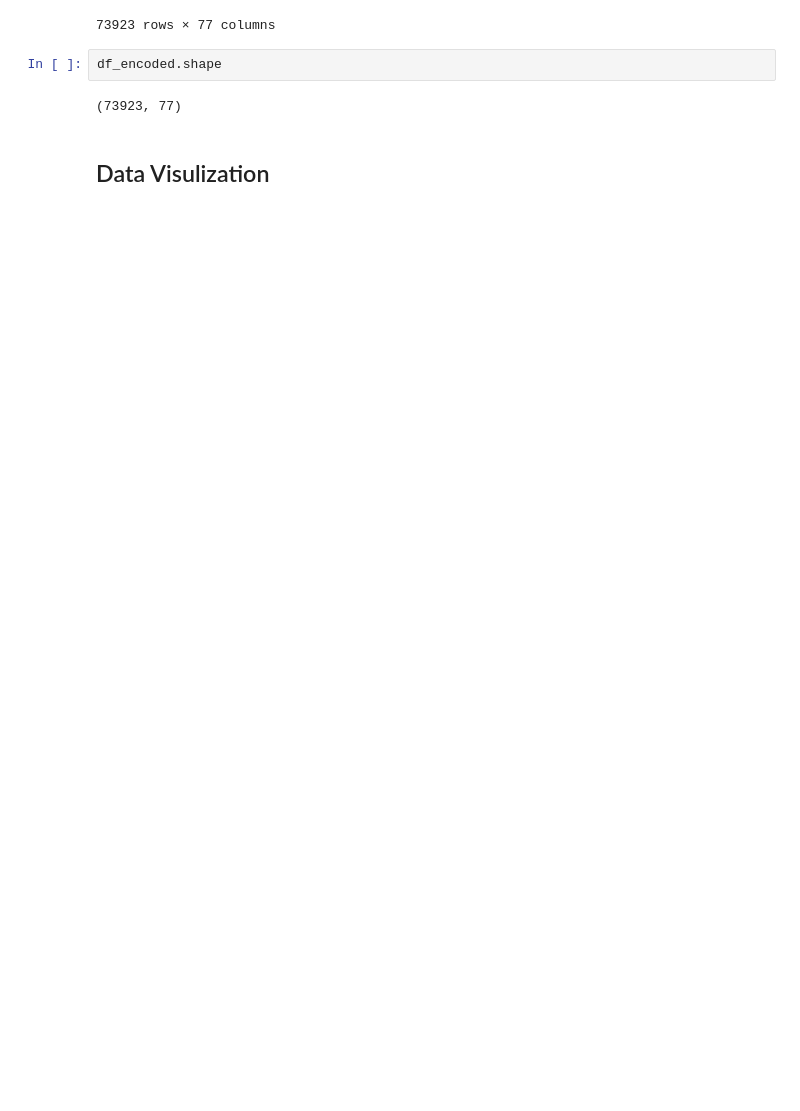
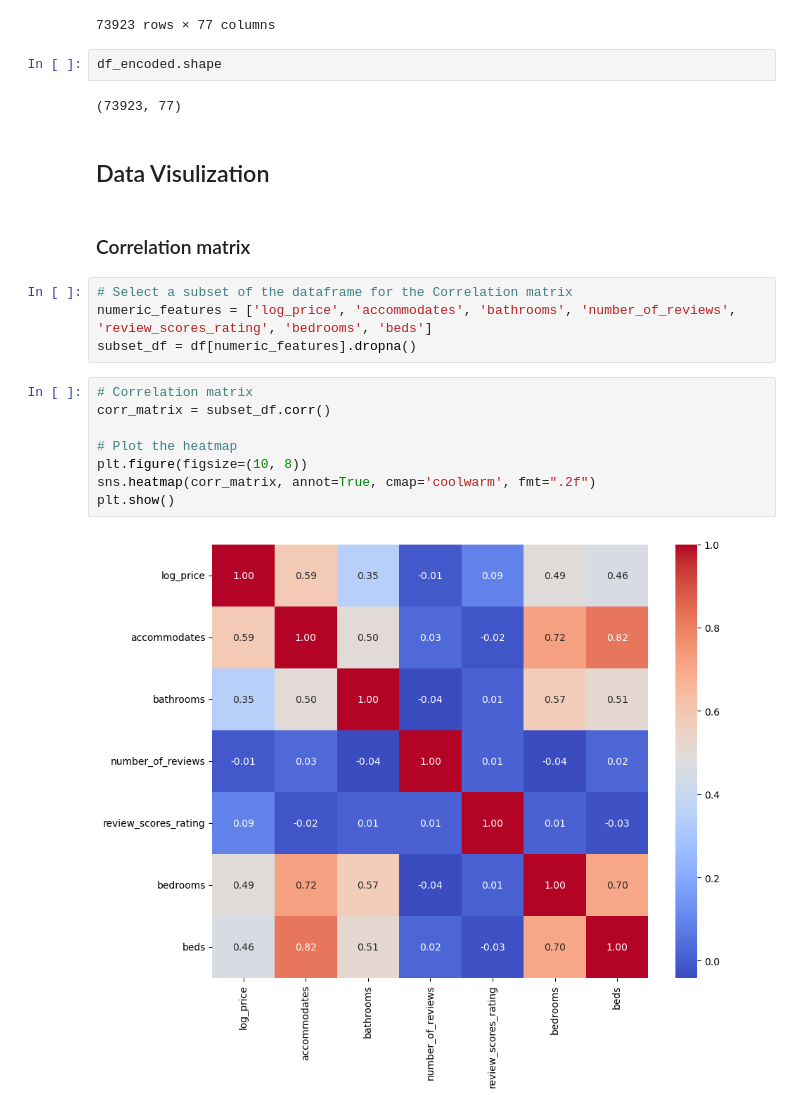
Before and after one commit to CSE151A-Project/151A-project, a Jupyter notebook: Milestone2.ipynb, the cells around one changed output. Saved outputs shown, nothing was run; the diff lists cells and outputs as text; blank space fills up the shorter version.

Commit message:
Update Correlation matrix

```diff
--- a/Milestone2.ipynb
+++ b/Milestone2.ipynb
@@ -249,3 +249,19 @@ df_encoded.shape
 (73923, 77)
 # %% [markdown]
 ## Data Visulization
+# %% [markdown]
+### Correlation matrix
+# %%
+# Select a subset of the dataframe for the Correlation matrix
+numeric_features = ['log_price', 'accommodates', 'bathrooms', 'number_of_reviews', 'review_scores_rating', 'bedrooms', 'beds']
+subset_df = df[numeric_features].dropna()
+# %%
+# Correlation matrix
+corr_matrix = subset_df.corr()
+
+# Plot the heatmap
+plt.figure(figsize=(10, 8))
+sns.heatmap(corr_matrix, annot=True, cmap='coolwarm', fmt=".2f")
+plt.show()
+# %% [output]
+[figure, added]
```
